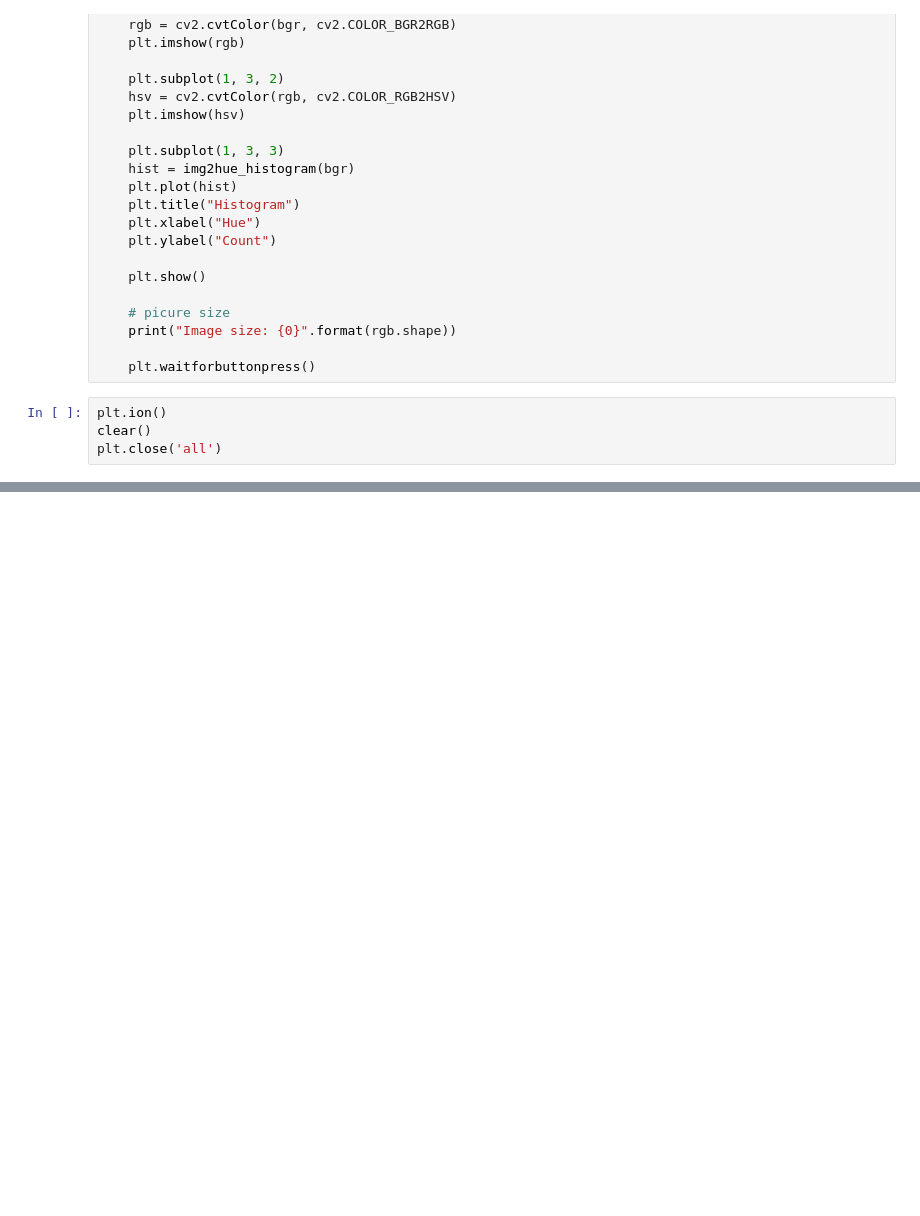
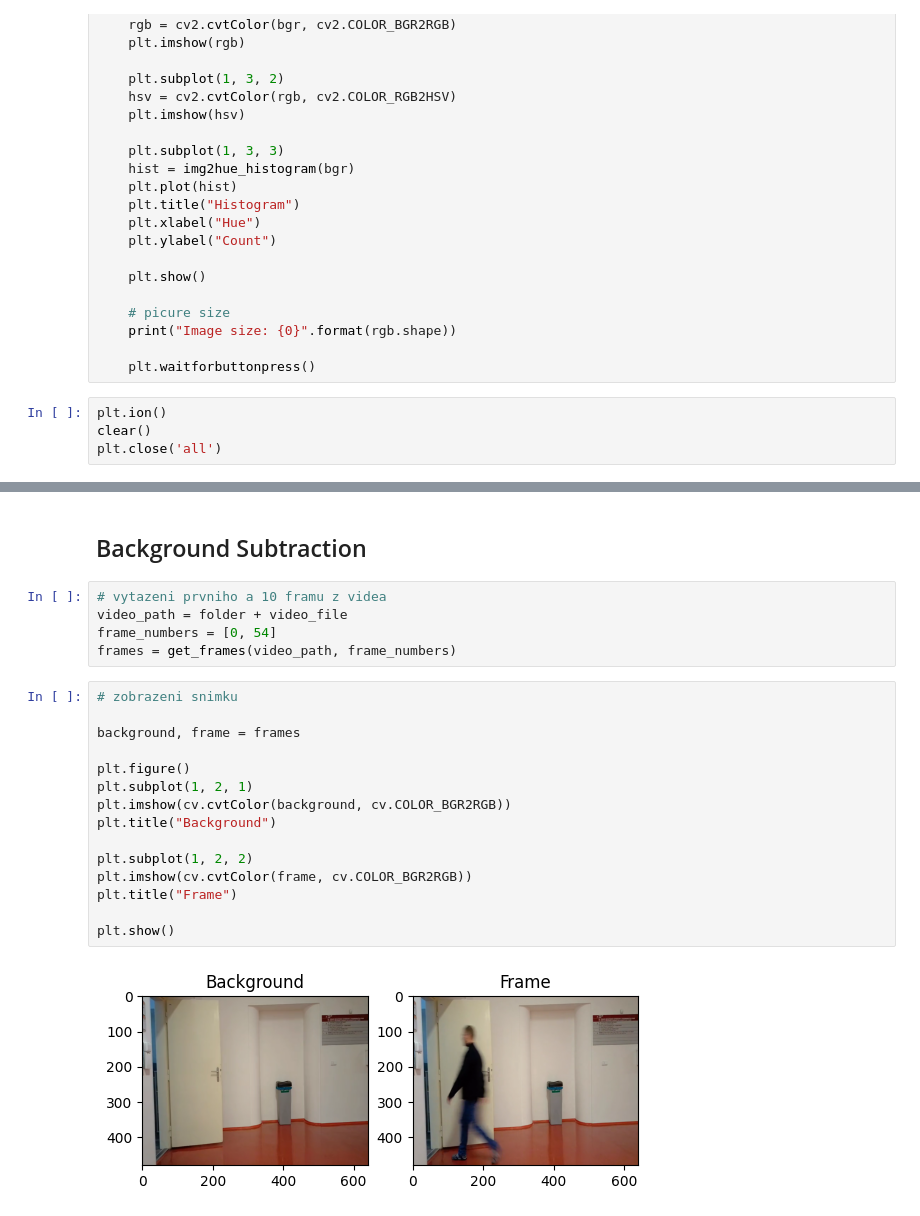
Before and after one commit to TUL-IT-2020/PVI-Pocitacove_videni, a Jupyter notebook: cviceni/cv10/PVI_C10.ipynb, the cells around one changed output, grey strips where cells are left out. Saved outputs shown, nothing was run; the diff lists cells and outputs as text; blank space fills up the shorter version.

```diff
--- a/cviceni/cv10/PVI_C10.ipynb
+++ b/cviceni/cv10/PVI_C10.ipynb
@@ -228,3 +219,27 @@ print("Done")
 # %% [output]
 None
 Done
+# %% [markdown]
+## Background Subtraction
+# %%
+# vytazeni prvniho a 10 framu z videa
+video_path = folder + video_file
+frame_numbers = [0, 54]
+frames = get_frames(video_path, frame_numbers)
+# %%
+# zobrazeni snimku
+
+background, frame = frames
+
+plt.figure()
+plt.subplot(1, 2, 1)
+plt.imshow(cv.cvtColor(background, cv.COLOR_BGR2RGB))
+plt.title("Background")
+
+plt.subplot(1, 2, 2)
+plt.imshow(cv.cvtColor(frame, cv.COLOR_BGR2RGB))
+plt.title("Frame")
+
+plt.show()
+# %% [output]
+[figure, added]
```
Also changed, not shown: parts of 8 cells of this notebook.
